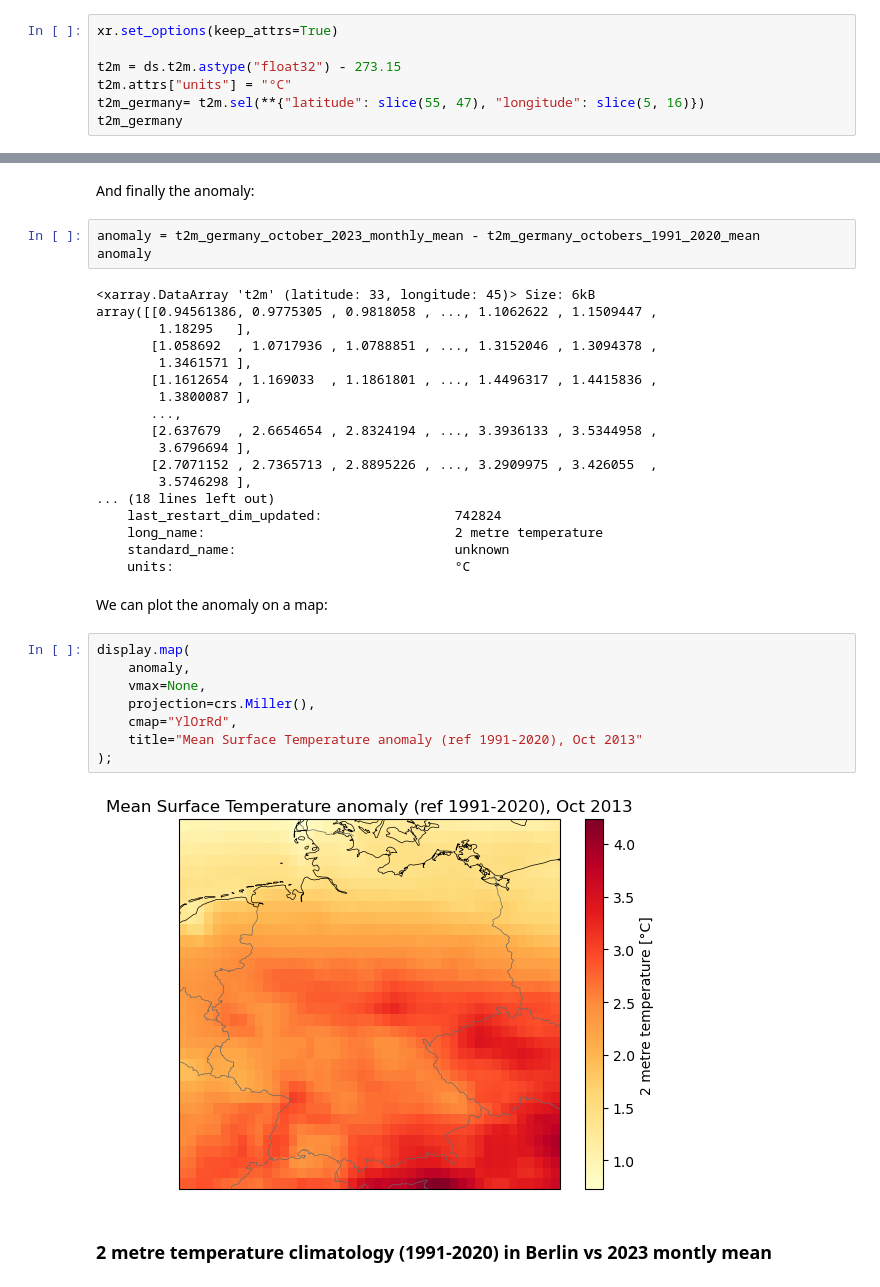
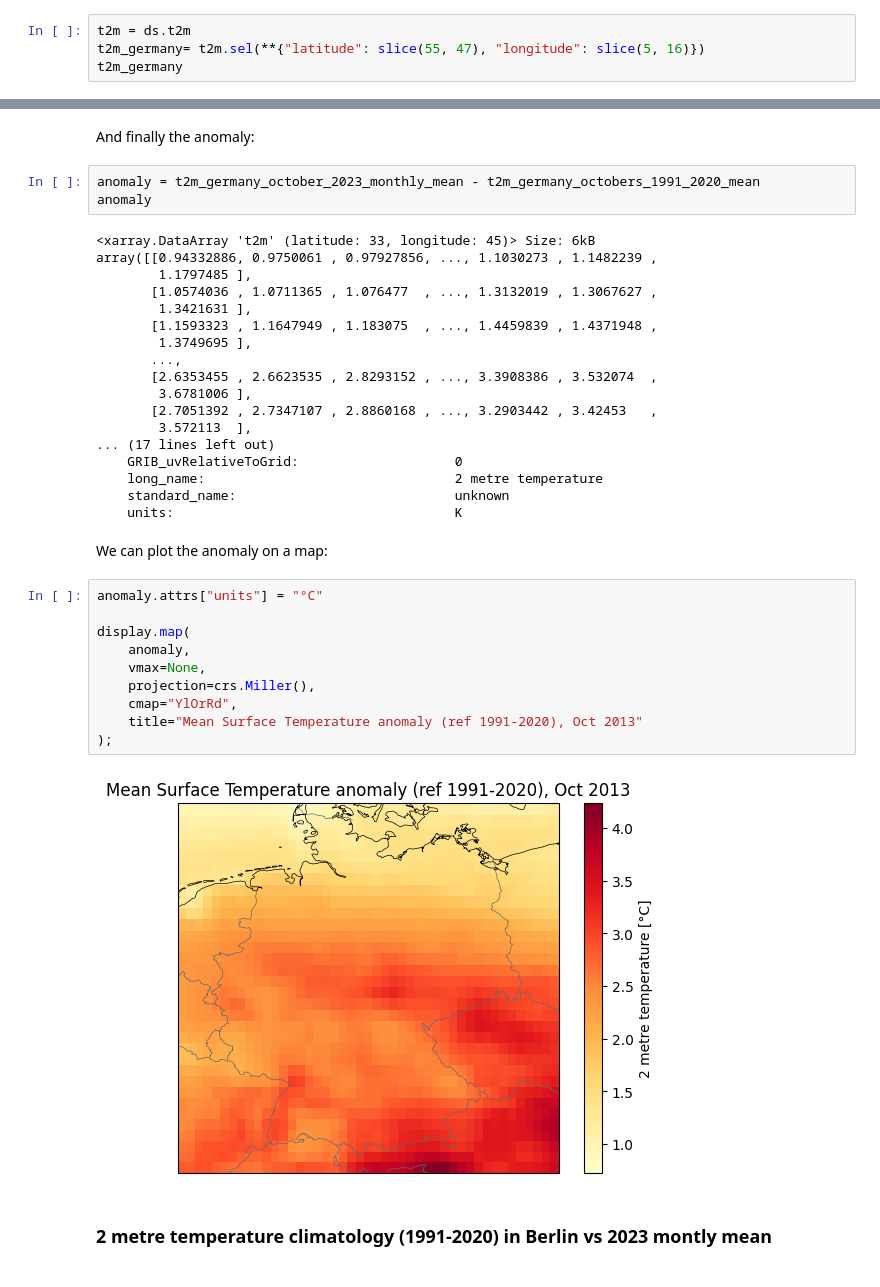
Before and after one commit to SercoSPA/DESP-UserWorkflowService-Templates, a Jupyter notebook: EarthDataHub/tutorial-era5-single-levels-climatological-analysis-of-temperature-in-germany.ipynb, the cells around one changed output, grey strips where cells are left out. Saved outputs shown, nothing was run; the diff lists cells and outputs as text.

```diff
--- a/EarthDataHub/tutorial-era5-single-levels-climatological-analysis-of-temperature-in-germany.ipynb
+++ b/EarthDataHub/tutorial-era5-single-levels-climatological-analysis-of-temperature-in-germany.ipynb
@@ -80,10 +82,7 @@ Data variables: (12/83)
 # %% [markdown]
 First, we perform a geographical selection corresponding to the Germany area. This greatly reduces the amount of data that will be downloaded from EDH. Also, we convert the temperature to `°C`.
 # %%
-xr.set_options(keep_attrs=True)
-
-t2m = ds.t2m.astype("float32") - 273.15
-t2m.attrs["units"] = "°C"
+t2m = ds.t2m
 t2m_germany= t2m.sel(**{"latitude": slice(55, 47), "longitude": slice(5, 16)})
 t2m_germany
 # %% [output]
@@ -277,34 +275,36 @@ anomaly = t2m_germany_october_2023_monthly_mean - t2m_germany_octobers_1991_2020
 anomaly
 # %% [output]
 <xarray.DataArray 't2m' (latitude: 33, longitude: 45)> Size: 6kB
-array([[0.94561386, 0.9775305 , 0.9818058 , ..., 1.1062622 , 1.1509447 ,
-        1.18295   ],
-       [1.058692  , 1.0717936 , 1.0788851 , ..., 1.3152046 , 1.3094378 ,
-        1.3461571 ],
-       [1.1612654 , 1.169033  , 1.1861801 , ..., 1.4496317 , 1.4415836 ,
-        1.3800087 ],
+array([[0.94332886, 0.9750061 , 0.97927856, ..., 1.1030273 , 1.1482239 ,
+        1.1797485 ],
+       [1.0574036 , 1.0711365 , 1.076477  , ..., 1.3132019 , 1.3067627 ,
+        1.3421631 ],
+       [1.1593323 , 1.1647949 , 1.183075  , ..., 1.4459839 , 1.4371948 ,
+        1.3749695 ],
        ...,
-       [2.637679  , 2.6654654 , 2.8324194 , ..., 3.3936133 , 3.5344958 ,
-        3.6796694 ],
-       [2.7071152 , 2.7365713 , 2.8895226 , ..., 3.2909975 , 3.426055  ,
-        3.5746298 ],
-... (18 lines left out)
-    last_restart_dim_updated:                 742824
+       [2.6353455 , 2.6623535 , 2.8293152 , ..., 3.3908386 , 3.532074  ,
+        3.6781006 ],
+       [2.7051392 , 2.7347107 , 2.8860168 , ..., 3.2903442 , 3.42453   ,
+        3.572113  ],
+... (17 lines left out)
+    GRIB_uvRelativeToGrid:                    0
     long_name:                                2 metre temperature
     standard_name:                            unknown
-    units:                                    °C
+    units:                                    K
 # %% [markdown]
 We can plot the anomaly on a map:
 # %%
+anomaly.attrs["units"] = "°C"
+
 display.map(
     anomaly,
     vmax=None,
     projection=crs.Miller(),
     cmap="YlOrRd",
     title="Mean Surface Temperature anomaly (ref 1991-2020), Oct 2013"
 );
 # %% [output]
-[figure, old version]
+[figure, new version]
 # %% [markdown]
 ### 2 metre temperature climatology (1991-2020) in Berlin vs 2023 montly mean
 # %% [markdown]
```
Also changed, not shown: parts of 16 cells of this notebook, 5 other files.
